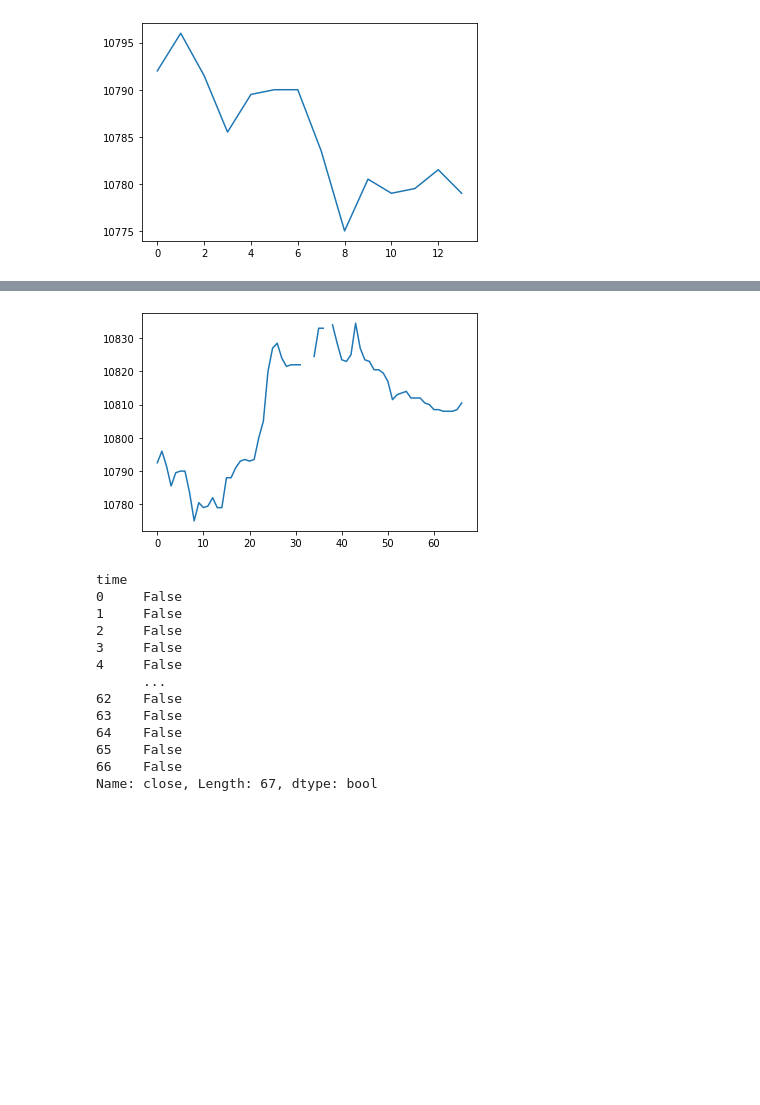
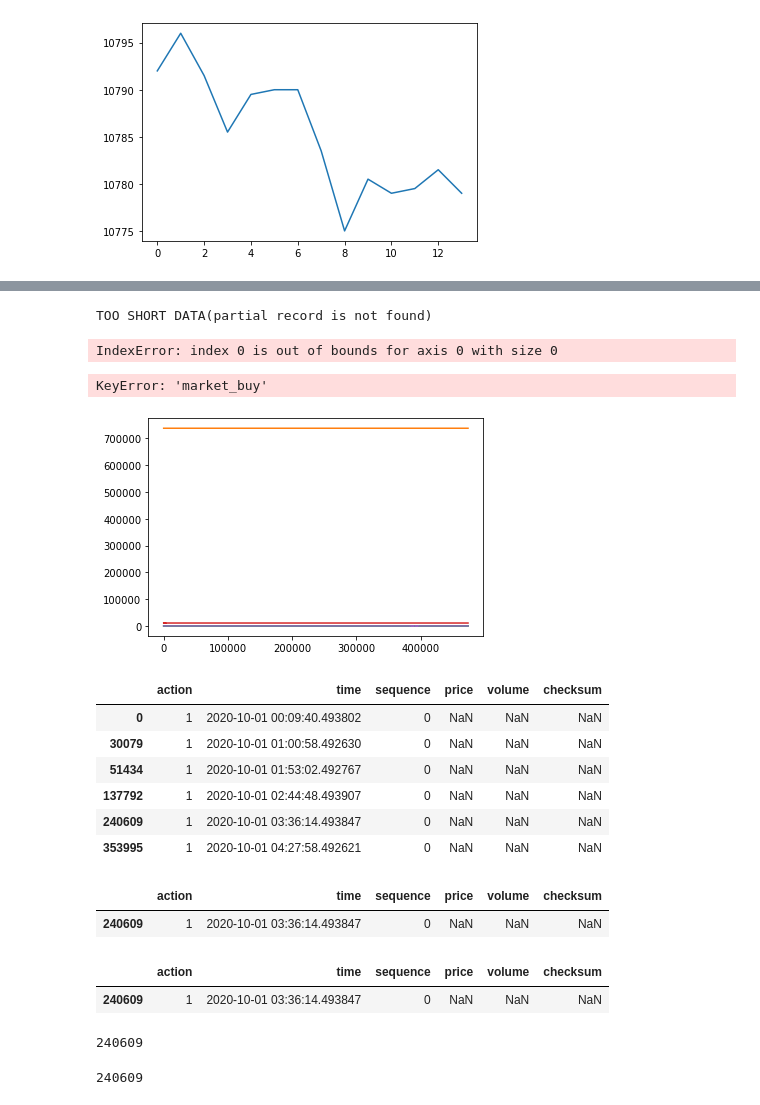
Before and after one commit to yasstake/ftxmmf, a Jupyter notebook: notebook/board_merge.ipynb, the cells around one changed output, grey strips where cells are left out. Drawn from its saved outputs; the diff is of its cells as text; code cells hidden in the pictures; blank space fills up the shorter version.

```diff
--- a/notebook/board_merge.ipynb
+++ b/notebook/board_merge.ipynb
@@ -74,23 +71,14 @@ print(history.end_time)
-# %%
-history.setup_dollar_bar()
-
-plt.plot(history.dollar_bar['close'])
-plt.show()
-# %% [output]
-[figure, removed]
-# %%
-history.dollar_bar['close'] == None
-# %% [output]
-time
-0     False
-1     False
-2     False
-3     False
-4     False
-      ...
-62    False
-63    False
-64    False
-65    False
-66    False
-Name: close, Length: 67, dtype: bool
+# %%
+history.update_price()
+# %% [output]
+TOO SHORT DATA(partial record is not found)
+IndexError: index 0 is out of bounds for axis 0 with size 0
+# %%
+history.update_q_value()
+# %% [output]
+KeyError: 'market_buy'
+# %%
+plt.plot(history.log_data[history.log_data['action']==3])
+plt.show()
+# %% [output]
+[figure, added]
@@ -96,0 +88,29 @@ Name: close, Length: 67, dtype: bool
+# %%
+partial
+# %% [output]
+|  | action | time | sequence | price | volume | checksum |
+| 0 | 1 | 2020-10-01 00:09:40.493802 | 0 | NaN | NaN | NaN |
+| 30079 | 1 | 2020-10-01 01:00:58.492630 | 0 | NaN | NaN | NaN |
+| 51434 | 1 | 2020-10-01 01:53:02.492767 | 0 | NaN | NaN | NaN |
+| 137792 | 1 | 2020-10-01 02:44:48.493907 | 0 | NaN | NaN | NaN |
+| 240609 | 1 | 2020-10-01 03:36:14.493847 | 0 | NaN | NaN | NaN |
+| 353995 | 1 | 2020-10-01 04:27:58.492621 | 0 | NaN | NaN | NaN |
+# %%
+partial[-2:-1]
+# %% [output]
+|  | action | time | sequence | price | volume | checksum |
+| 240609 | 1 | 2020-10-01 03:36:14.493847 | 0 | NaN | NaN | NaN |
+# %%
+p = partial[-2:-1]
+p
+# %% [output]
+|  | action | time | sequence | price | volume | checksum |
+| 240609 | 1 | 2020-10-01 03:36:14.493847 | 0 | NaN | NaN | NaN |
+# %%
+p.index[0]
+# %% [output]
+240609
+# %%
+p.index.values[0]
+# %% [output]
+240609
```
Also changed, not shown: parts of 5 cells of this notebook, 2 other files.
